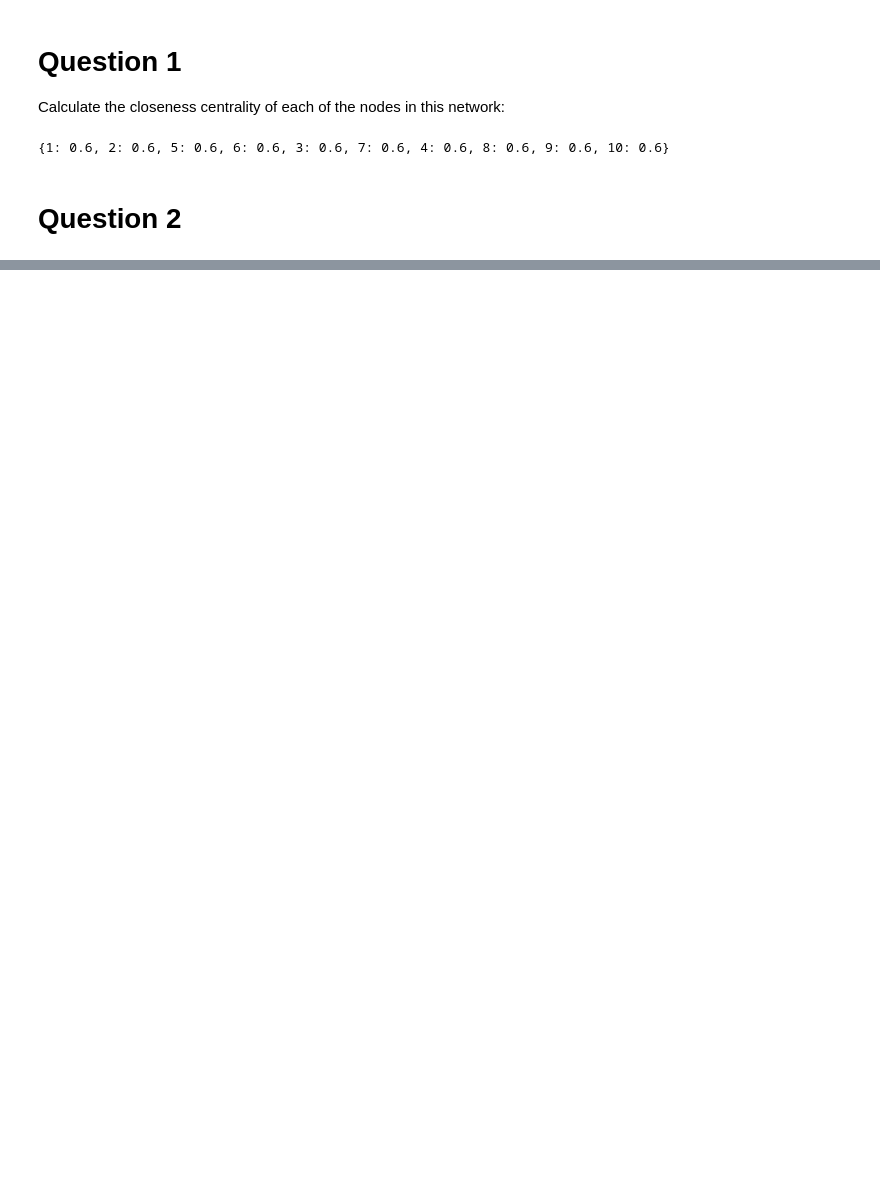
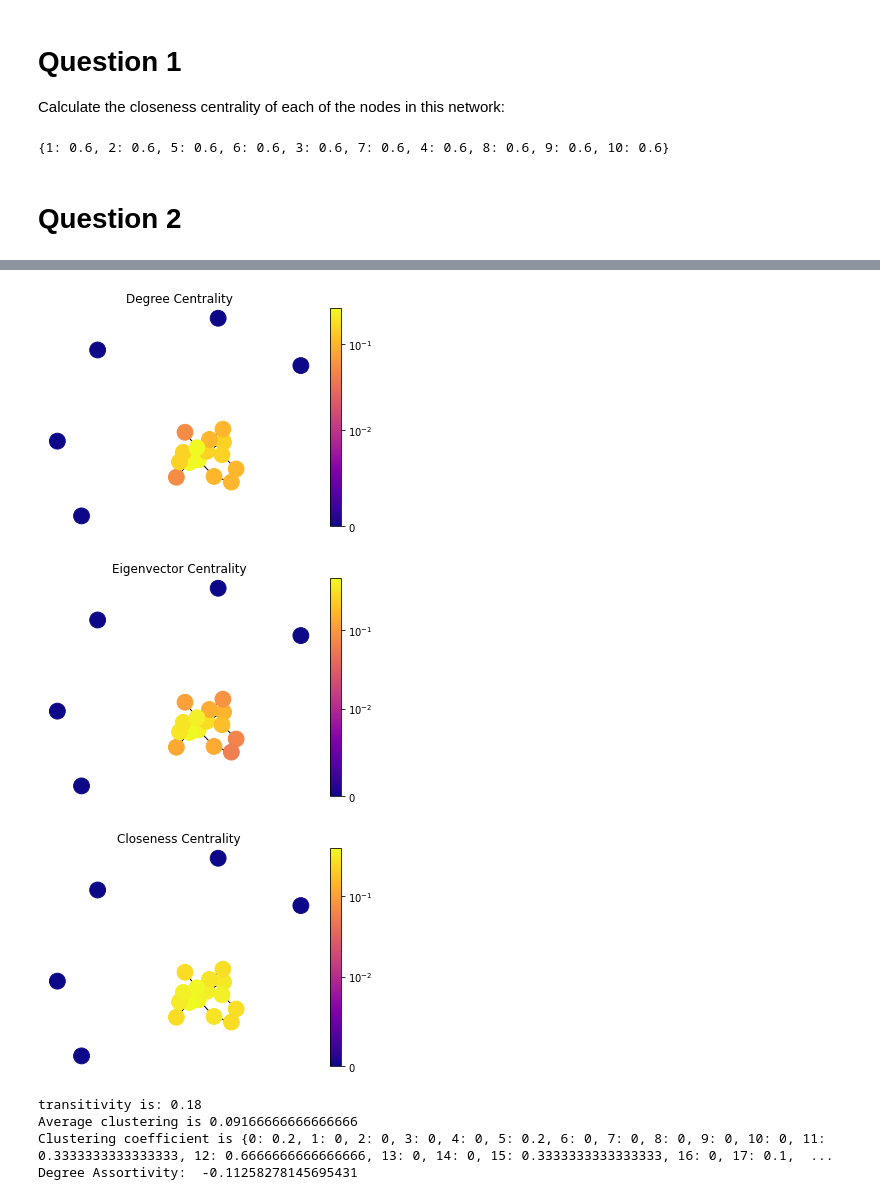
Before and after one commit to WDaugherty/ECE-5260, a Jupyter notebook: HW5/HW5_Notebook.ipynb, the cells around one changed output, grey strips where cells are left out. Cells and saved outputs as stored; diff of their text form; code cells hidden in the pictures; blank space fills up the shorter version.

```diff
--- a/HW5/HW5_Notebook.ipynb
+++ b/HW5/HW5_Notebook.ipynb
@@ -33,0 +142,18 @@ nx.transitivity(G2)
+# %%
+# p = c /(n-1)
+val = np.arange(1,2, 0.00001).tolist()
+
+newVal = []
+for i in val:
+    p = i/19
+    newVal.append(p)
+# %%
+metrics(newVal[-1])
+# %% [output]
+[figure, added]
+[figure, added]
+[figure, added]
+transitivity is: 0.18
+Average clustering is 0.09166666666666666
+Clustering coefficient is {0: 0.2, 1: 0, 2: 0, 3: 0, 4: 0, 5: 0.2, 6: 0, 7: 0, 8: 0, 9: 0, 10: 0, 11: 0.3333333333333333, 12: 0.6666666666666666, 13: 0, 14: 0, 15: 0.3333333333333333, 16: 0, 17: 0.1,  ...
+Degree Assortivity:  -0.11258278145695431
```
Also changed, not shown: parts of 16 cells of this notebook, 7 other files.
